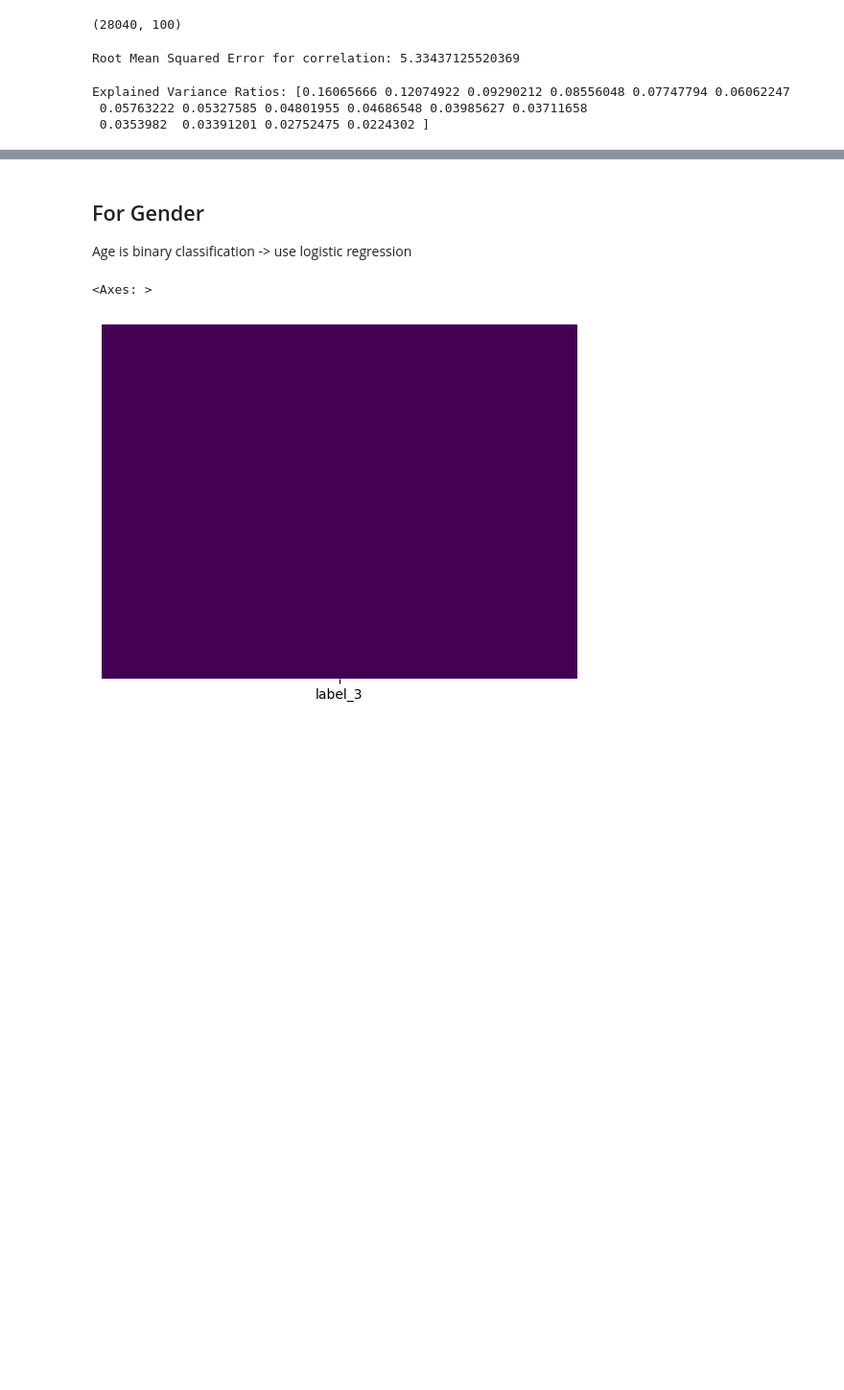
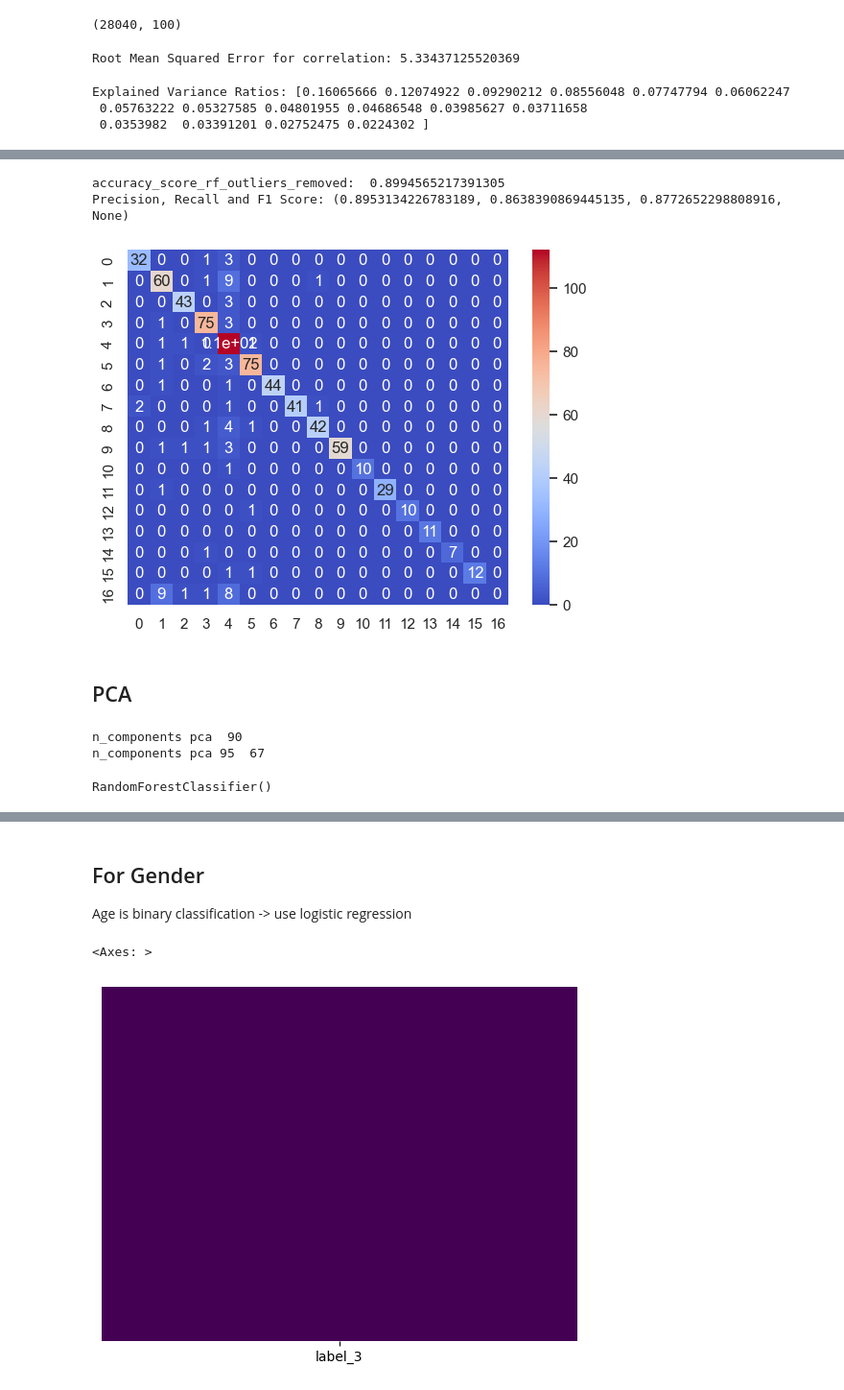
Before and after one commit to Tharusha-Lekamge/CS4622-ML-Labs, a Jupyter notebook: Lab01-Feature-Engineering/src/lab01.ipynb, the cells around one changed output, grey strips where cells are left out. Shown at 96% size. Cells and saved outputs as stored; diff of their text form; code cells hidden in the pictures; blank space fills up the shorter version.

```diff
--- a/Lab01-Feature-Engineering/src/lab01.ipynb
+++ b/Lab01-Feature-Engineering/src/lab01.ipynb
@@ -273,0 +431,28 @@ Explained Variance Ratios: [0.16065666 0.12074922 0.09290212 0.08556048 0.077477
+# %%
+# Make predictions on the test data
+y_pred_rf_outliers_removed = rf_model_outliers_removed.predict(age_x_valid_cat)
+
+# get accuracy score
+accuracy_score_rf_outliers_removed = accuracy_score(
+    age_y_valid_cat_encoded, y_pred_rf_outliers_removed
+)
+print("accuracy_score_rf_outliers_removed: ", accuracy_score_rf_outliers_removed)
+# Get confusion matrix
+confusion_matrix_rf_outliers_removed = confusion_matrix(
+    age_y_valid_cat_encoded, y_pred_rf_outliers_removed
+)
+
+# plot confusion matrix
+sns.heatmap(confusion_matrix_rf_outliers_removed, annot=True, cmap="coolwarm")
+
+# get precision, recall and f1 score
+precision_recall_fscore_rf_outliers_removed = precision_recall_fscore_support(
+    age_y_valid_cat_encoded, y_pred_rf_outliers_removed, average="macro"
+)
+print("Precision, Recall and F1 Score:", precision_recall_fscore_rf_outliers_removed)
+# %% [output]
+accuracy_score_rf_outliers_removed:  0.8994565217391305
+Precision, Recall and F1 Score: (0.8953134226783189, 0.8638390869445135, 0.8772652298808916, None)
+[figure, added]
+# %% [markdown]
+## PCA
@@ -273,0 +520,13 @@ Explained Variance Ratios: [0.16065666 0.12074922 0.09290212 0.08556048 0.077477
+# %%
+print("n_components pca ", n_components)
+print("n_components pca 95 ", n_components_95)
+# %% [output]
+n_components pca  90
+n_components pca 95  67
+# %%
+# Train a Random forest
+
+rf_model_pca = RandomForestClassifier()
+rf_model_pca.fit(age_x_train_pca, age_y_train_cat_encoded)
+# %% [output]
+RandomForestClassifier()
```
Also changed, not shown: parts of 38 cells of this notebook.
